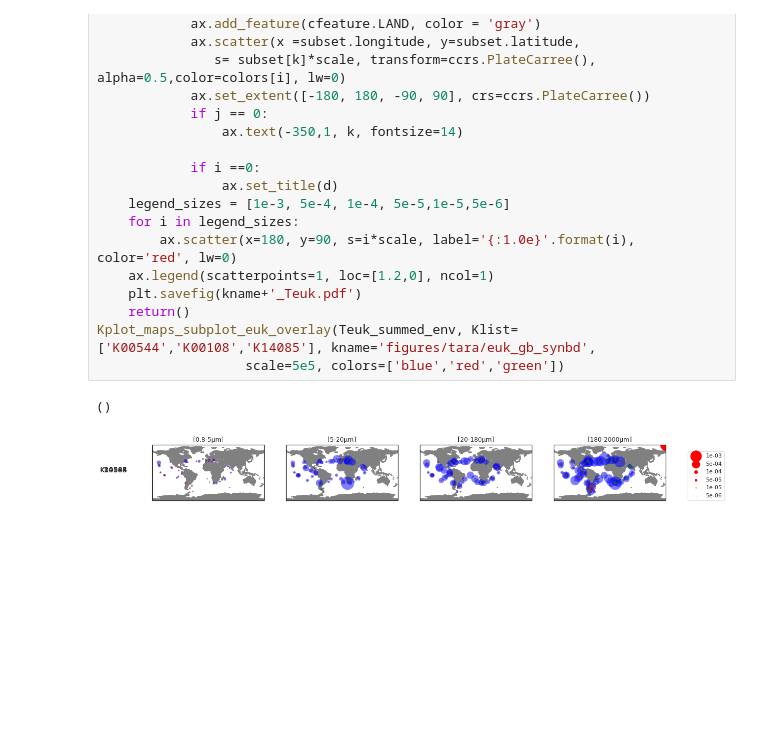
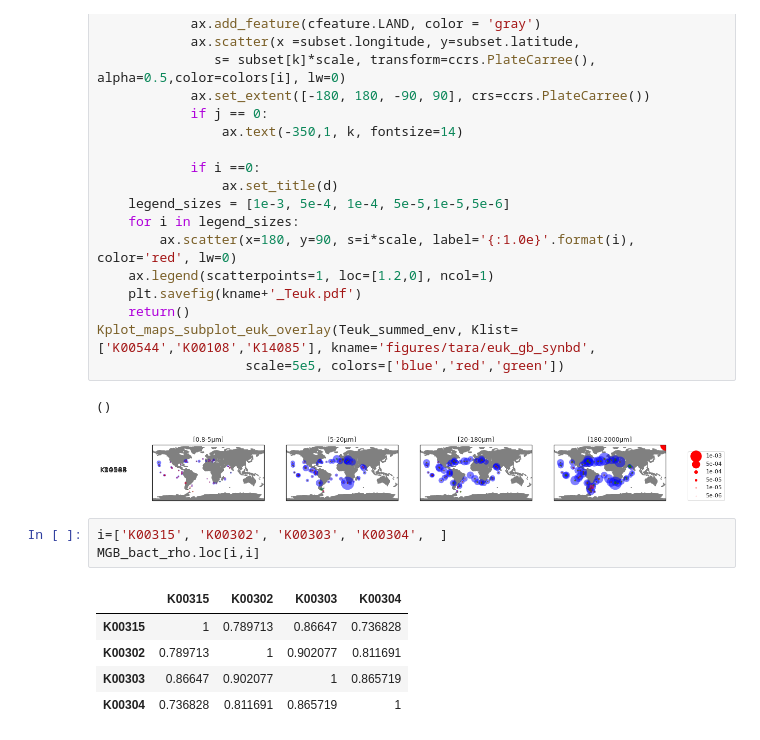
Before and after one commit to AlexanderLabWHOI/2021-marine-osmolytes, a Jupyter notebook: genome-searching/notebooks/Tara-data-final-figures.ipynb, the cells around one changed output. Saved outputs shown, nothing was run; the diff lists cells and outputs as text; blank space fills up the shorter version.

```diff
--- a/genome-searching/notebooks/Tara-data-final-figures.ipynb
+++ b/genome-searching/notebooks/Tara-data-final-figures.ipynb
@@ -760,3 +759,12 @@ Kplot_maps_subplot_euk_overlay(Teuk_summed_env, Klist=['K00544','K00108','K14085
 # %% [output]
 ()
 [figure]
+# %%
+i=['K00315', 'K00302', 'K00303', 'K00304',  ]
+MGB_bact_rho.loc[i,i]
+# %% [output]
+|  | K00315 | K00302 | K00303 | K00304 |
+| K00315 | 1 | 0.789713 | 0.86647 | 0.736828 |
+| K00302 | 0.789713 | 1 | 0.902077 | 0.811691 |
+| K00303 | 0.86647 | 0.902077 | 1 | 0.865719 |
+| K00304 | 0.736828 | 0.811691 | 0.865719 | 1 |
```
Also changed, not shown: parts of 9 cells of this notebook, 31 other files.
